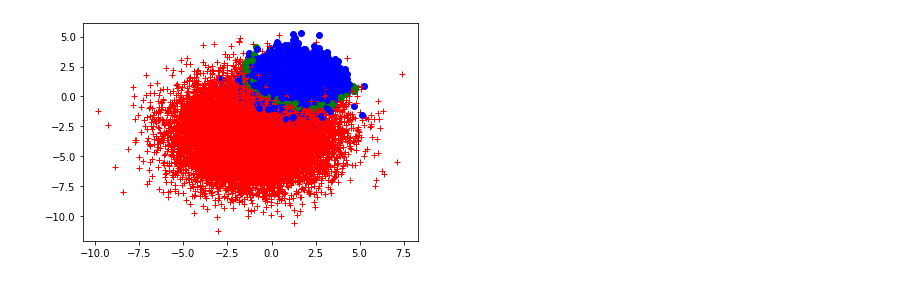
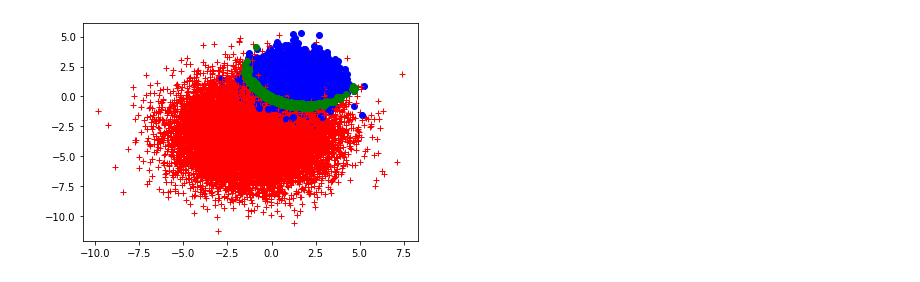
Before and after one commit to JotaTri/aprendizado-de-maquina-2019-2-Trabalho1, a Jupyter notebook: Exercicio 4/Exercicio 4.ipynb, the cells around one changed output. Drawn from its saved outputs; the diff is of its cells as text; code cells hidden in the pictures.

```diff
--- a/Exercicio 4/Exercicio 4.ipynb
+++ b/Exercicio 4/Exercicio 4.ipynb
@@ -35,27 +48,23 @@ plt.show()
 # %%
 total = 0
 plt.figure()
 with open('dados1.csv') as csvfile:
     content = csv.reader(csvfile, delimiter=',')
     for row in content:
         if row[2] == '-1':
             plt.plot(float(row[0]), float(row[1]), 'bo')
         else:
             plt.plot(float(row[0]), float(row[1]), 'r+')
-
         pXCp1 = -log(8*pi) - ((float(row[0])+1)**2 + (float(row[1])+3)**2)/8
         pXCm1 = -log(2*pi) - ((float(row[0])-1.2)**2 + (float(row[1])-1.2)**2)/2
         result = pXCm1 - pXCp1 + log(PCm1) - log(PCp1)
         if result > 0 and row[2] == '-1':
             success += 1
         elif result < 0 and row[2] == '1':
             success += 1
-        elif abs(result) < 0.8:
-            plt.plot(float(row[0]), float(row[1]), 'go')
+        elif abs(result) < 0.5:
+            plt.plot(float(row[0]), float(row[1]), 'go', zorder=100000)
         total += 1
-#         if total == 10000:
-#             break
-#         print(total)
 plt.show()
 # %% [output]
-[figure, old version]
+[figure, new version]
```
Also changed, not shown: parts of 7 cells of this notebook, 4 other files.
